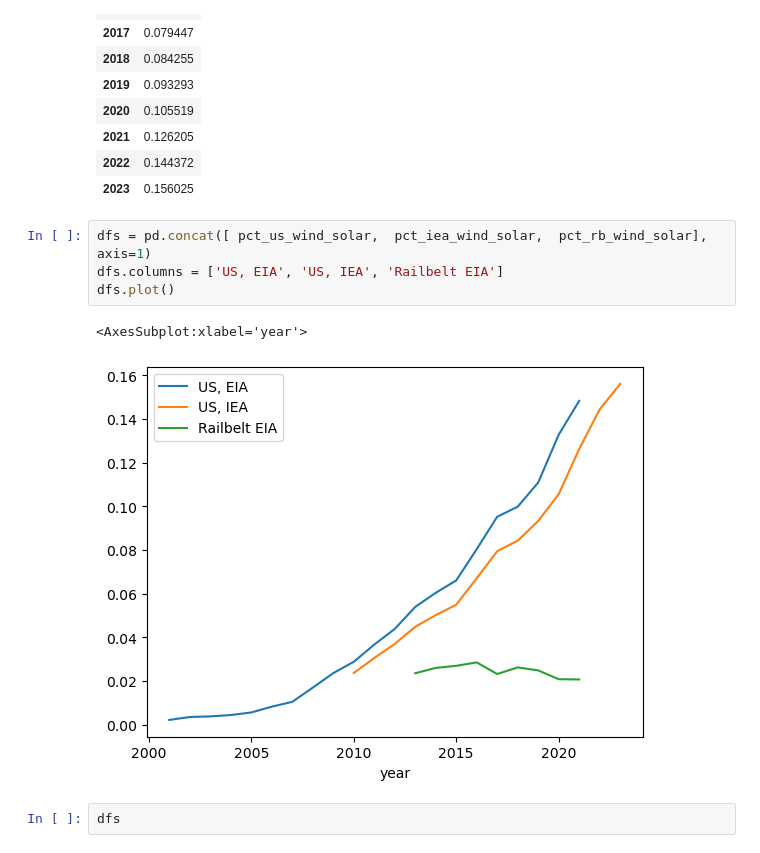
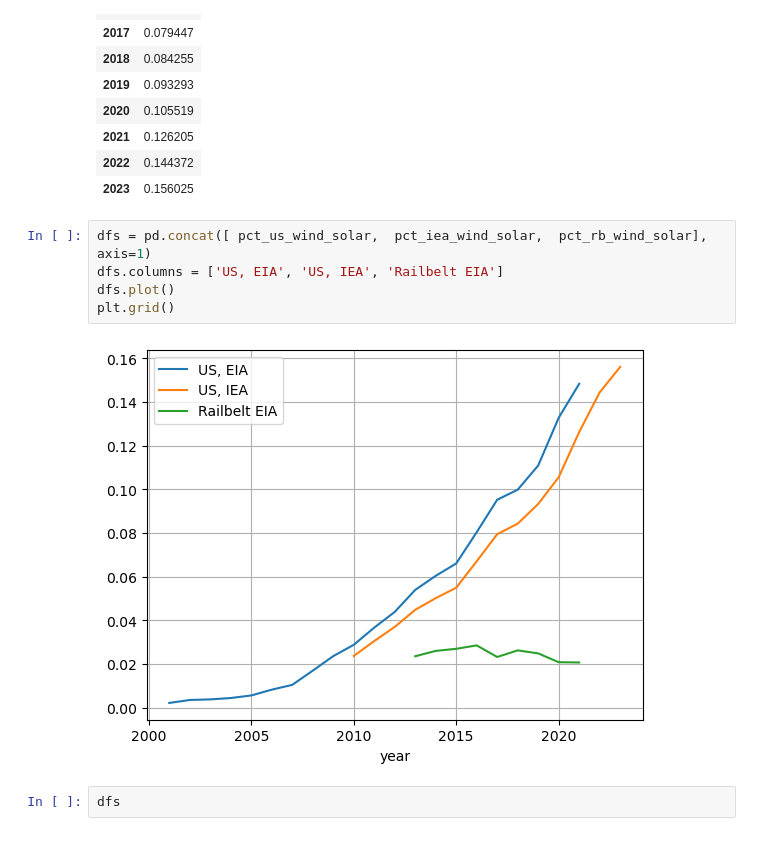
Before and after one commit to alanmitchell/utility-analysis, a Jupyter notebook: railbelt_analysis.ipynb, the cells around one changed output. Cells and saved outputs as stored; diff of their text form.

```diff
--- a/railbelt_analysis.ipynb
+++ b/railbelt_analysis.ipynb
@@ -206,10 +207,10 @@ pct_iea_wind_solar
 # %%
 dfs = pd.concat([ pct_us_wind_solar,  pct_iea_wind_solar,  pct_rb_wind_solar], axis=1)
 dfs.columns = ['US, EIA', 'US, IEA', 'Railbelt EIA']
 dfs.plot()
+plt.grid()
 # %% [output]
-<AxesSubplot:xlabel='year'>
-[figure, old version]
+[figure, new version]
 # %%
 dfs
 # %% [output]
```
Also changed, not shown: parts of 2 cells of this notebook.
